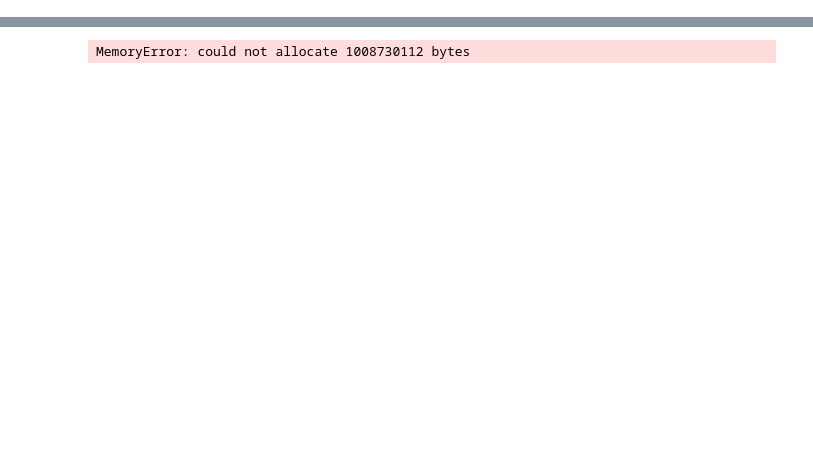
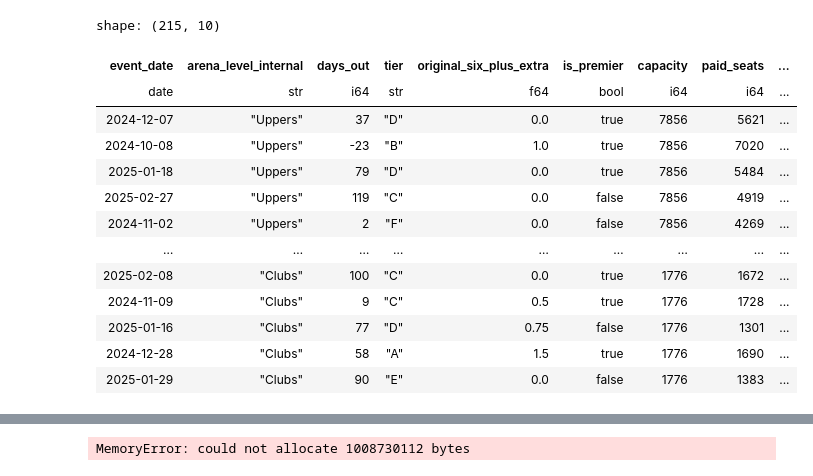
Before and after one commit to riffere-fla/pandas_party, a Jupyter notebook: ticket_and_revenue_model_final.ipynb, the cells around one changed output, grey strips where cells are left out. Cells and saved outputs as stored; diff of their text form; code cells hidden in the pictures; blank space fills up the shorter version.

```diff
--- a/ticket_and_revenue_model_final.ipynb
+++ b/ticket_and_revenue_model_final.ipynb
@@ -358,7 +363,7 @@ current_info as
         event_datetime,
         arena_level_internal)
 select
-    cross_join.event_datetime,
+    date(cross_join.event_datetime) as event_date,
     cross_join.arena_level_internal,
     datediff('days', current_date, cth_game_descriptions.event_datetime) as days_out,
     tier,
@@ -383,5 +388,22 @@ df_2425 = FLA_Redshift(**rs_creds).query_warehouse(sql_string=q)
 # df_2425['days_out']
 # for col in df_2425.columns:
 #     print(df_2425[col].dtype)
-#df_2425 = pl.from_pandas(df_2425)
+df_2425 = pl.from_pandas(df_2425)
+# %%
+df_2425
+# %% [output]
+shape: (215, 10)
+| event_date | arena_level_internal | days_out | tier | original_six_plus_extra | is_premier | capacity | paid_seats | ... |
+| date | str | i64 | str | f64 | bool | i64 | i64 | ... |
+| 2024-12-07 | "Uppers" | 37 | "D" | 0.0 | true | 7856 | 5621 | ... |
+| 2024-10-08 | "Uppers" | -23 | "B" | 1.0 | true | 7856 | 7020 | ... |
+| 2025-01-18 | "Uppers" | 79 | "D" | 0.0 | true | 7856 | 5484 | ... |
+| 2025-02-27 | "Uppers" | 119 | "C" | 0.0 | false | 7856 | 4919 | ... |
+| 2024-11-02 | "Uppers" | 2 | "F" | 0.0 | false | 7856 | 4269 | ... |
+| … | … | … | … | … | … | … | … | ... |
+| 2025-02-08 | "Clubs" | 100 | "C" | 0.0 | true | 1776 | 1672 | ... |
+| 2024-11-09 | "Clubs" | 9 | "C" | 0.5 | true | 1776 | 1728 | ... |
+| 2025-01-16 | "Clubs" | 77 | "D" | 0.75 | false | 1776 | 1301 | ... |
+| 2024-12-28 | "Clubs" | 58 | "A" | 1.5 | true | 1776 | 1690 | ... |
+| 2025-01-29 | "Clubs" | 90 | "E" | 0.0 | false | 1776 | 1383 | ... |
 # %%
```
Also changed, not shown: parts of 11 cells of this notebook, 1 other file.
